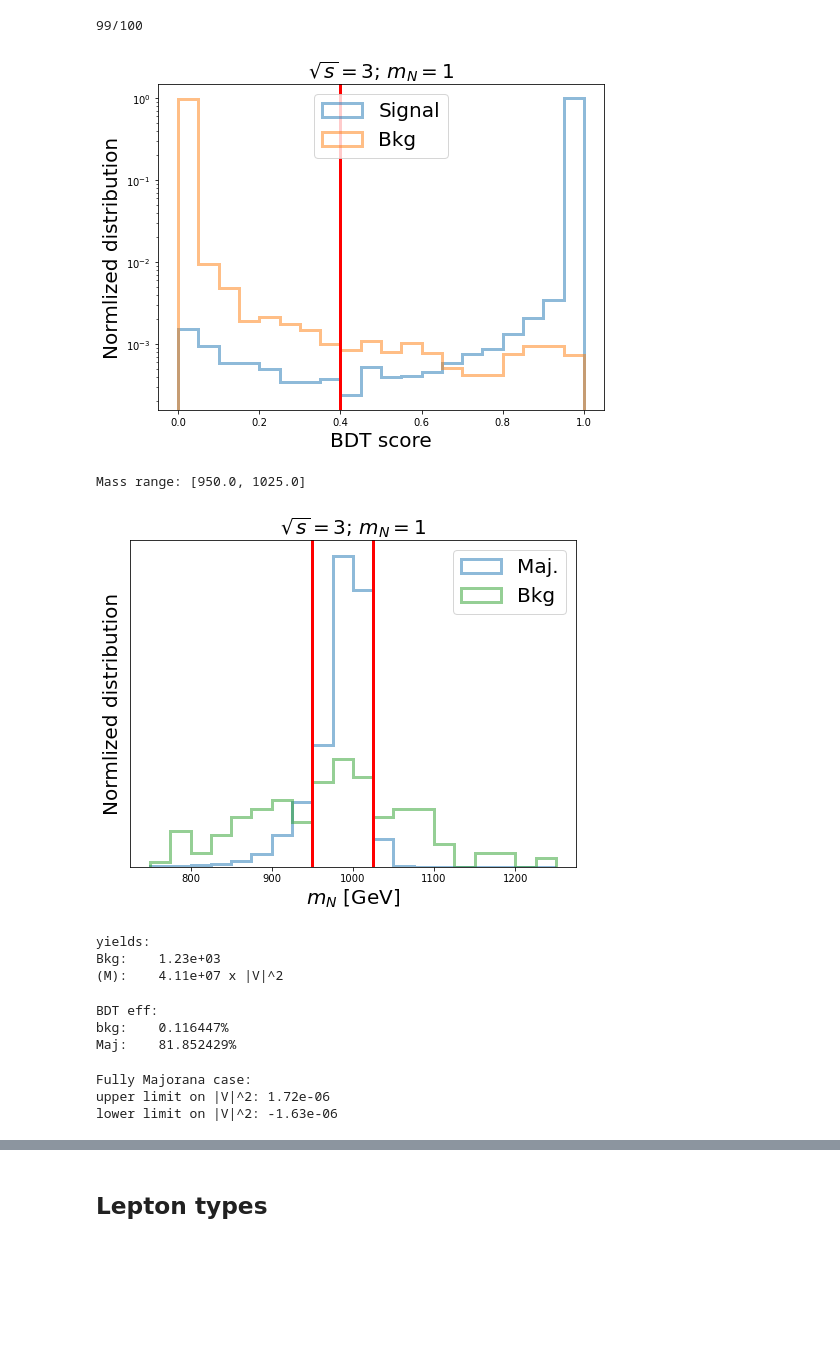
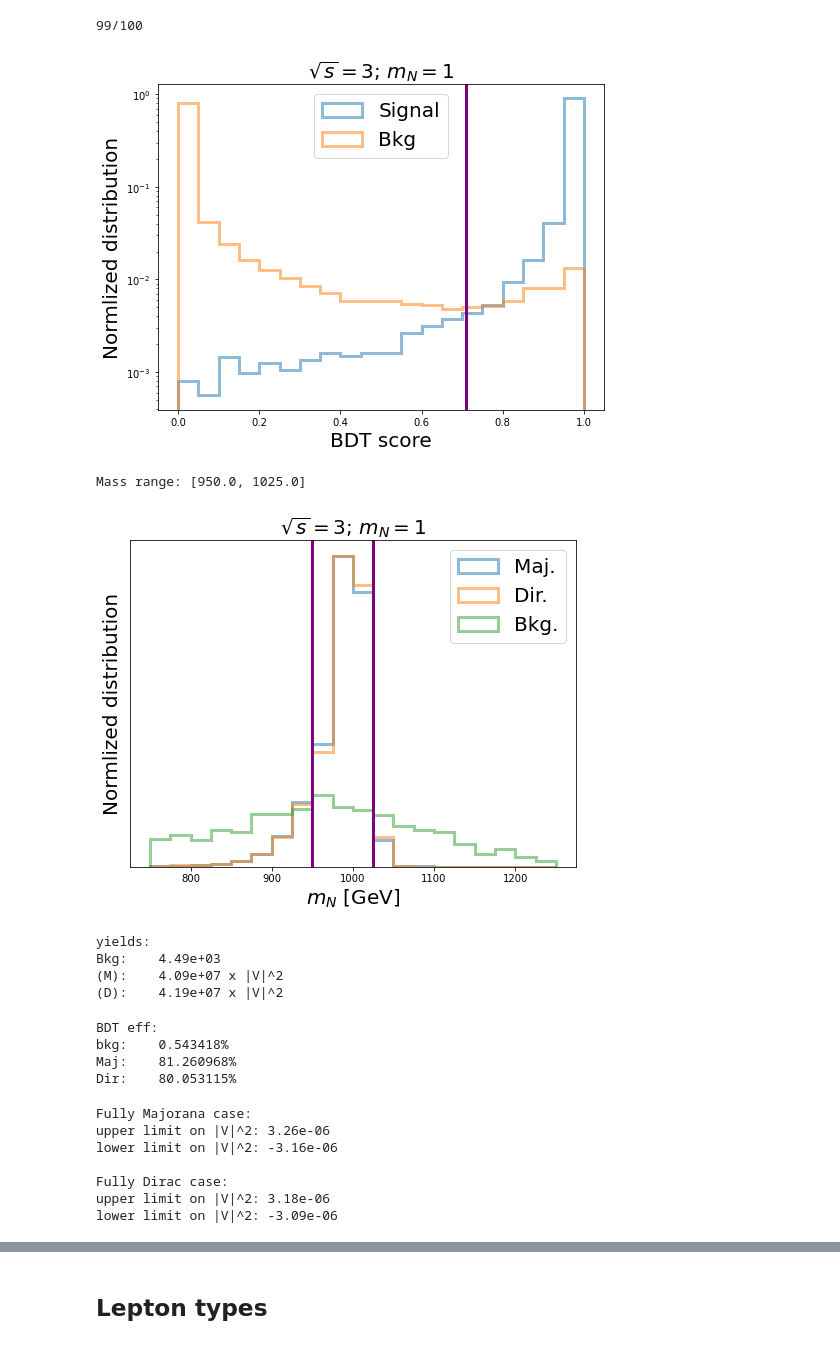
Before and after one commit to arock1/HNL_MuonCollider, a Jupyter notebook: N_ljj/python/BDT_ISR.ipynb, the cells around one changed output, grey strips where cells are left out. Cells and saved outputs as stored; diff of their text form; code cells hidden in the pictures; blank space fills up the shorter version.

```diff
--- a/N_ljj/python/BDT_ISR.ipynb
+++ b/N_ljj/python/BDT_ISR.ipynb
@@ -39,11 +40,11 @@ eff_baa_qqlv = df_eff[(df_eff.Energy==cm) & (df_eff.Type=='b_aa_qqlv')]['Efficie
 
 Lumi = 1000000
 
-V2_sim = 0.02**2
+V2_sim = 0.2**2
 
 # corss section when |V|^2 = 1
-Xsec_M = {3: {1: 3.71E-02/ V2_sim, 2: 1.31E-02 / V2_sim}}    # first key: sqrt{s}, second key: m_N
-# Xsec_D = {3: {1: 2.16E+01 / V2_sim, 2: 1.34E+01 / V2_sim}}
+Xsec_M = {3: {1: 3.70E+00 / V2_sim}}    # first key: sqrt{s}, second key: m_N
+Xsec_D = {3: {1: 3.76E+00 / V2_sim}}
 Xsec_baMu_qql = {3: 3.83E+00}   # key: sqrt{s}
 Xsec_baMu_qqv = {3: 1.02E+01}
 Xsec_bMuMu_qqlv = {3: 6.03E+00}
@@ -54,7 +55,7 @@ Xsec_baa_qqlv = {3: 3.88E-01}
 
 modes_dt = {
             1: {'mode': f'../data/features/sig_Maj_E-{cm}_m-{mN*1000}_reco.root', 'yields': Lumi*Xsec_M[cm][mN]*eff_M*V2},
-#             2: {'mode': f'../data/features/sig_Dir_E-{cm}_m-{mN*1000}_reco.root', 'yields': Lumi*Xsec_D[cm][mN]*eff_D*V2},
+            2: {'mode': f'../data/features/sig_Dir_E-{cm}_m-{mN*1000}_reco.root', 'yields': Lumi*Xsec_D[cm][mN]*eff_D*V2},
             3: {'mode': f'../data/features/bg_aMu_qql_E-3_reco.root', 'yields': Lumi*Xsec_baMu_qql[cm]*eff_baMu_qql},
             4: {'mode': f'../data/features/bg_aMu_qqv_E-3_reco.root', 'yields': Lumi*Xsec_baMu_qqv[cm]*eff_baMu_qqv},
             5: {'mode': f'../data/features/bg_MuMu_qqlv_E-3_reco.root', 'yields': Lumi*Xsec_bMuMu_qqlv[cm]*eff_bMuMu_qqlv},
@@ -179,7 +182,8 @@ df_bdt_test_s.loc[:, 'preds'] = 1 - xgbc1.predict_proba(X_test)[:, 0]
 # %%
 def bdt_cut(df, cut):
     df1 = df[(df['preds'] >= cut)]    # pass cut to be classified as HNL
-    S1 = df1[df1['target'] != 0]['weight'].values.sum()    # Number of signals
+#    "/ 2" because the samples include M & D. now assume they are just half half
+    S1 = df1[df1['target'] != 0]['weight'].values.sum() / 2    # Number of signals
     B1 = df1[df1['target'] == 0]['weight'].values.sum()    # Number of bkg.
     return ((S1+B1)**0.5, (0.1*B1), S1/(np.sqrt(S1+B1)))
 
@@ -240,7 +244,7 @@ ax1.set_xlabel(r'BDT score', fontsize=20)
 ax1.set_yticks([])
 ax1.legend(loc=9, fontsize=20)
 ax1.set_title(r"$\sqrt{s}=$"+str(cm)+"; $m_N=$"+str(mN), fontsize=20)
-ax1.axvline(threshold, color='red', lw=3)
+ax1.axvline(threshold, color='purple', lw=3)
 
 ax1.set_yscale('log')
 
@@ -252,7 +256,7 @@ ax1.set_yscale('log')
 df_bdt_cut = df_bdt_test_s[(df_bdt_test_s['preds'] >= threshold)]
 # =================================================================================
 # %% [output]
-[figure, old version]
+[figure, new version]
 # %%
 # separate to Maj/Dir/bkg
 
@@ -261,85 +265,82 @@ df_bdt_cut['mN'] = df_test_o.loc[df_bdt_cut.index]['mN']
 df_bdt_cut['lepisEle'] = df_test_o.loc[df_bdt_cut.index]['lepisEle']
 df_bdt_cut['lepisMu'] = df_test_o.loc[df_bdt_cut.index]['lepisMu']
 df_bdt_cut1 = df_bdt_cut[(df_bdt_cut['target'] == 1)]
-# df_bdt_cut2 = df_bdt_cut[(df_bdt_cut['target'] == 2)]
+df_bdt_cut2 = df_bdt_cut[(df_bdt_cut['target'] == 2)]
 df_bdt_cut0 = df_bdt_cut[(df_bdt_cut['target'] != 1) & (df_bdt_cut['target'] != 2)]
-
-# df_bdt_cut1['mN'] = df_test_o.loc[df_bdt_cut1.index]['mN']
-# # df_bdt_cut2['mN'] = df_test_o.loc[df_bdt_cut2.index]['mN']
-# df_bdt_cut0['mN'] = df_test_o.loc[df_bdt_cut0.index]['mN']
 # %%
 # mN distribution after BDT cut
 
 f = plt.figure(figsize=(8,6))
 ax1 = plt.subplot(111)
 
 range_ = [mN*(1-0.25)*1000, mN*(1+0.25)*1000]
 
 bins_=20
 ax1.hist(df_bdt_cut1['mN'], weights=[1/len(df_bdt_cut1)]*len(df_bdt_cut1), bins=bins_, range=range_, histtype='step', alpha=0.5, lw=3, label='Maj.', color='C0');
-# ax1.hist(df_bdt_cut2['mN'], weights=[1/len(df_bdt_cut2)]*len(df_bdt_cut2), bins=bins_, range=range_, histtype='step', alpha=0.5, lw=3, label='s-ch (M)', color='C1');
-ax1.hist(df_bdt_cut0['mN'], weights=[1/len(df_bdt_cut0)]*len(df_bdt_cut0), bins=bins_, range=range_, histtype='step', alpha=0.5, lw=3, label='Bkg', color='C2');
+ax1.hist(df_bdt_cut2['mN'], weights=[1/len(df_bdt_cut2)]*len(df_bdt_cut2), bins=bins_, range=range_, histtype='step', alpha=0.5, lw=3, label='Dir.', color='C1');
+ax1.hist(df_bdt_cut0['mN'], weights=[1/len(df_bdt_cut0)]*len(df_bdt_cut0), bins=bins_, range=range_, histtype='step', alpha=0.5, lw=3, label='Bkg.', color='C2');
 
 ax1.set_ylabel('Normlized distribution', fontsize=20)
 ax1.set_xlabel(r'$m_N ~[\rmGeV]$', fontsize=20)
 ax1.set_yticks([])
 ax1.legend(loc=1, fontsize=20)
 ax1.set_title(r"$\sqrt{s}=$"+str(cm)+"; $m_N=$"+str(mN), fontsize=20)
 
 # mass range cut
 partition_u = 0.025
 partition_l = 0.05
-ax1.axvline(1000*mN*(1-partition_l), color='red', lw=3)
-ax1.axvline(1000*mN*(1+partition_u), color='red', lw=3)
+ax1.axvline(1000*mN*(1-partition_l), color='purple', lw=3)
+ax1.axvline(1000*mN*(1+partition_u), color='purple', lw=3)
 
 print("Mass range: [{}, {}]".format(1000*mN*(1-partition_l), 1000*mN*(1+partition_u)))
 
 # f.savefig('./figures/mN')
-
 
 # =========================================================================================
 # manully apply cut on mN
 df_bdt_cut['mN'] = df_test_o.loc[df_bdt_cut.index]['mN']
 df_bdt_cut = df_bdt_cut[(df_bdt_cut.mN>=1000*mN*(1-partition_l)) & (df_bdt_cut.mN<=1000*mN*(1+partition_u))]
 # =========================================================================================
 # %% [output]
 Mass range: [950.0, 1025.0]
-[figure, old version]
+[figure, new version]
 # %%
 # yields after BDT and mass cuts
 
 df_bdt_cut0 = df_bdt_cut[(df_bdt_cut['target'] == 0)]   # Bkg
 df_bdt_cut1 = df_bdt_cut[(df_bdt_cut['target'] == 1)]   # M
-# df_bdt_cut2 = df_bdt_cut[(df_bdt_cut['target'] == 2)]   # D
+df_bdt_cut2 = df_bdt_cut[(df_bdt_cut['target'] == 2)]   # D
 
 # yield (without |V|^2 dependence)
 nb = df_bdt_cut0.weight.sum() / tr_te_size          # Bkg
 nM = df_bdt_cut1.weight.sum() / tr_te_size / V2    # M
-# nD = df_bdt_cut2.weight.sum() / tr_te_size / V2    #  D
+nD = df_bdt_cut2.weight.sum() / tr_te_size / V2    #  D
 
 print('yields: ')
 print(f'Bkg:\t{nb:.2e}')
 print(f'(M):\t{nM:.2e} x |V|^2')
-# print(f'(D):\t{nD:.2e} x |V|^2')
+print(f'(D):\t{nD:.2e} x |V|^2')
 # %% [output]
 yields:
-Bkg:    1.23e+03
-(M):    4.11e+07 x |V|^2
+Bkg:    4.49e+03
+(M):    4.09e+07 x |V|^2
+(D):    4.19e+07 x |V|^2
 # %%
 # eff. of the BDT and mass cuts
 
 eff0 = len(df_bdt_cut0) / len(df_test_o[(df_test_o.target!=1) & (df_test_o.target!=2)])
 eff1 = len(df_bdt_cut1) / len(df_test_o[df_test_o.target==1])
-# eff2 = len(df_bdt_cut2) / len(df_test_o[df_test_o.target==2])
+eff2 = len(df_bdt_cut2) / len(df_test_o[df_test_o.target==2])
 
 print("BDT eff:")
 print("bkg:\t{:2f}%".format(100*eff0))
 print("Maj:\t{:2f}%".format(100*eff1))
-# print("Dir:\t{:2f}%".format(100*eff2))
+print("Dir:\t{:2f}%".format(100*eff2))
 # %% [output]
 BDT eff:
-bkg:    0.116447%
-Maj:    81.852429%
+bkg:    0.543418%
+Maj:    81.260968%
+Dir:    80.053115%
 # %%
 # limits on |V|^2
 
@@ -352,14 +353,18 @@ print(f"upper limit on |V|^2: {upperM:.2e}")
 print(f"lower limit on |V|^2: {lowerM:.2e}")
 print()
 
-# print('Fully Dirac case:')
-# upperD, lowerD = ((M+(M**2 + 4*M*nb)**0.5)/2)/(nD), ((M-(M**2 + 4*M*nb)**0.5)/2)/(nD)
-# print(f"upper limit on |V|^2: {upperD:.2e}")
-# print(f"lower limit on |V|^2: {lowerD:.2e}")
+print('Fully Dirac case:')
+upperD, lowerD = ((M+(M**2 + 4*M*nb)**0.5)/2)/(nD), ((M-(M**2 + 4*M*nb)**0.5)/2)/(nD)
+print(f"upper limit on |V|^2: {upperD:.2e}")
+print(f"lower limit on |V|^2: {lowerD:.2e}")
 # %% [output]
 Fully Majorana case:
-upper limit on |V|^2: 1.72e-06
-lower limit on |V|^2: -1.63e-06
+upper limit on |V|^2: 3.26e-06
+lower limit on |V|^2: -3.16e-06
+
+Fully Dirac case:
+upper limit on |V|^2: 3.18e-06
+lower limit on |V|^2: -3.09e-06
 # %%
 # s/b ratio
 
```
Also changed, not shown: parts of 40 cells of this notebook.
